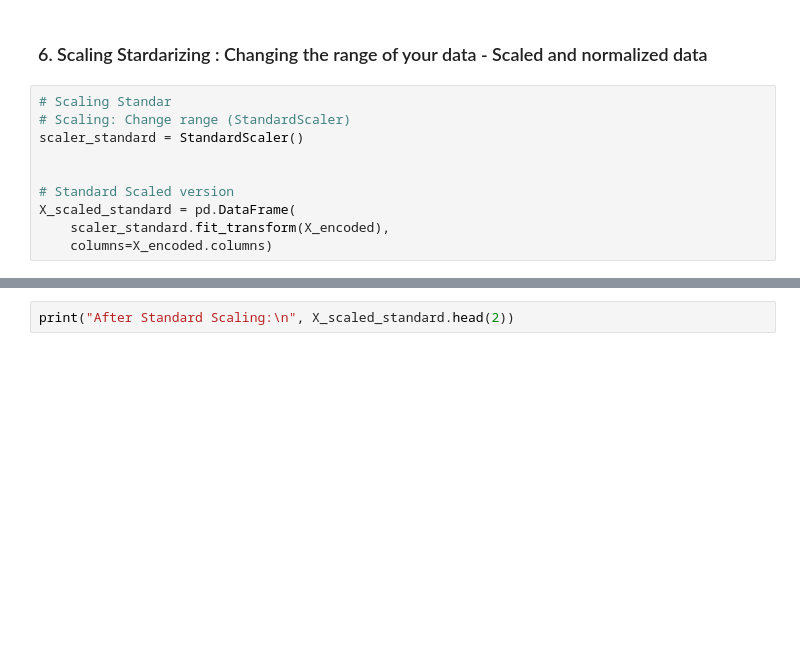
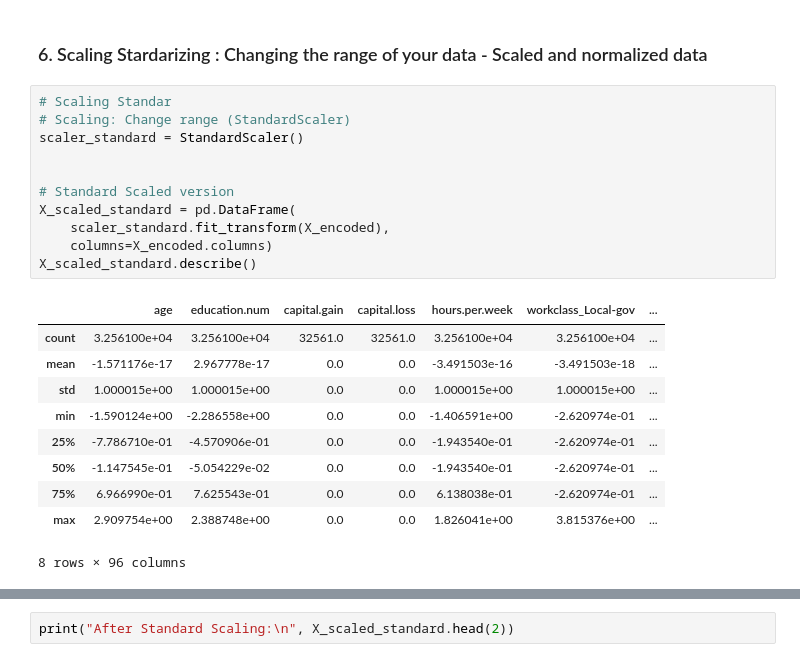
Before and after one commit to w217423151/Midterm-ITAI-1371-Group-4, a Jupyter notebook: Midterm_Group4.ipynb, the cells around one changed output, grey strips where cells are left out. Cells and saved outputs as stored; diff of their text form; blank space fills up the shorter version.

```diff
--- a/Midterm_Group4.ipynb
+++ b/Midterm_Group4.ipynb
@@ -395,10 +395,22 @@ Encoded target values: [0 1]
 # %%
 # Scaling Standar
 # Scaling: Change range (StandardScaler)
 scaler_standard = StandardScaler()
 
 
 # Standard Scaled version
 X_scaled_standard = pd.DataFrame(
     scaler_standard.fit_transform(X_encoded),
     columns=X_encoded.columns)
+X_scaled_standard.describe()
+# %% [output]
+|  | age | education.num | capital.gain | capital.loss | hours.per.week | workclass_Local-gov | ... |
+| count | 3.256100e+04 | 3.256100e+04 | 32561.0 | 32561.0 | 3.256100e+04 | 3.256100e+04 | ... |
+| mean | -1.571176e-17 | 2.967778e-17 | 0.0 | 0.0 | -3.491503e-16 | -3.491503e-18 | ... |
+| std | 1.000015e+00 | 1.000015e+00 | 0.0 | 0.0 | 1.000015e+00 | 1.000015e+00 | ... |
+| min | -1.590124e+00 | -2.286558e+00 | 0.0 | 0.0 | -1.406591e+00 | -2.620974e-01 | ... |
+| 25% | -7.786710e-01 | -4.570906e-01 | 0.0 | 0.0 | -1.943540e-01 | -2.620974e-01 | ... |
+| 50% | -1.147545e-01 | -5.054229e-02 | 0.0 | 0.0 | -1.943540e-01 | -2.620974e-01 | ... |
+| 75% | 6.966990e-01 | 7.625543e-01 | 0.0 | 0.0 | 6.138038e-01 | -2.620974e-01 | ... |
+| max | 2.909754e+00 | 2.388748e+00 | 0.0 | 0.0 | 1.826041e+00 | 3.815376e+00 | ... |
+8 rows × 96 columns
```
Also changed, not shown: parts of 1 cell of this notebook.
